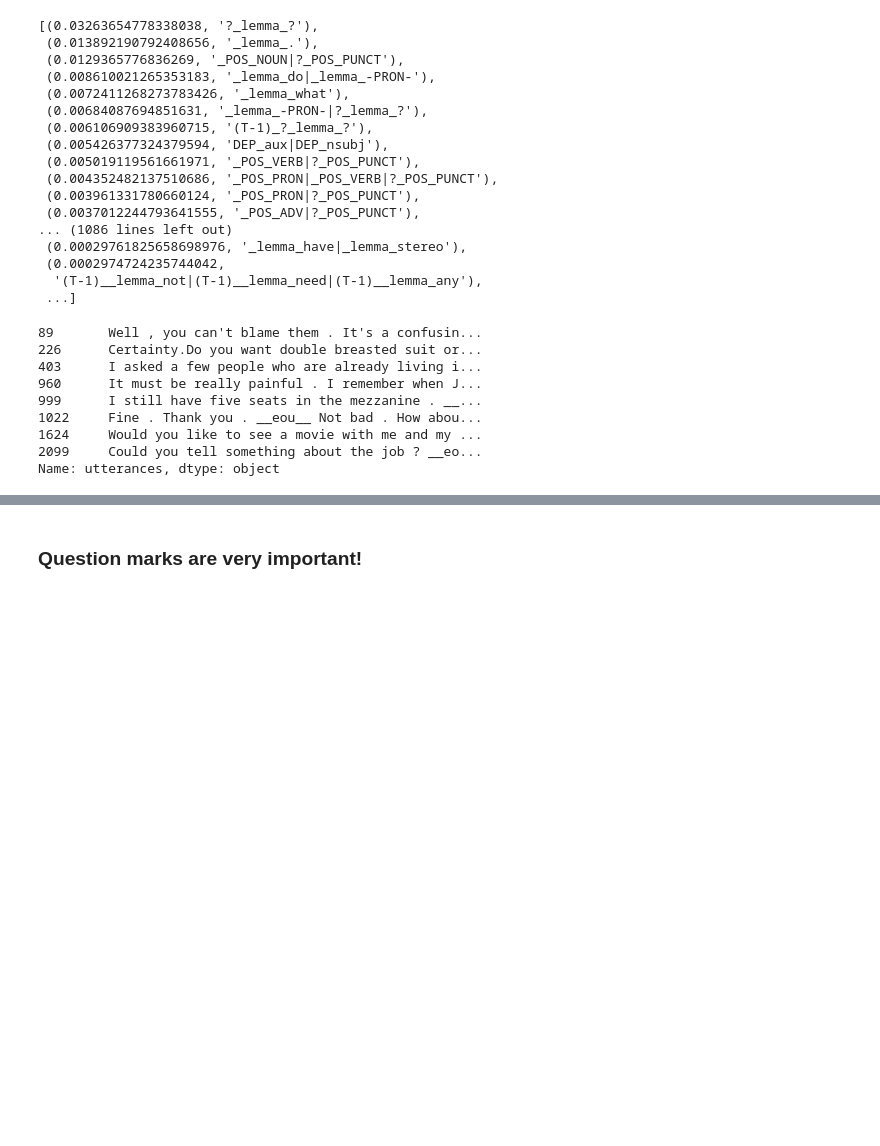
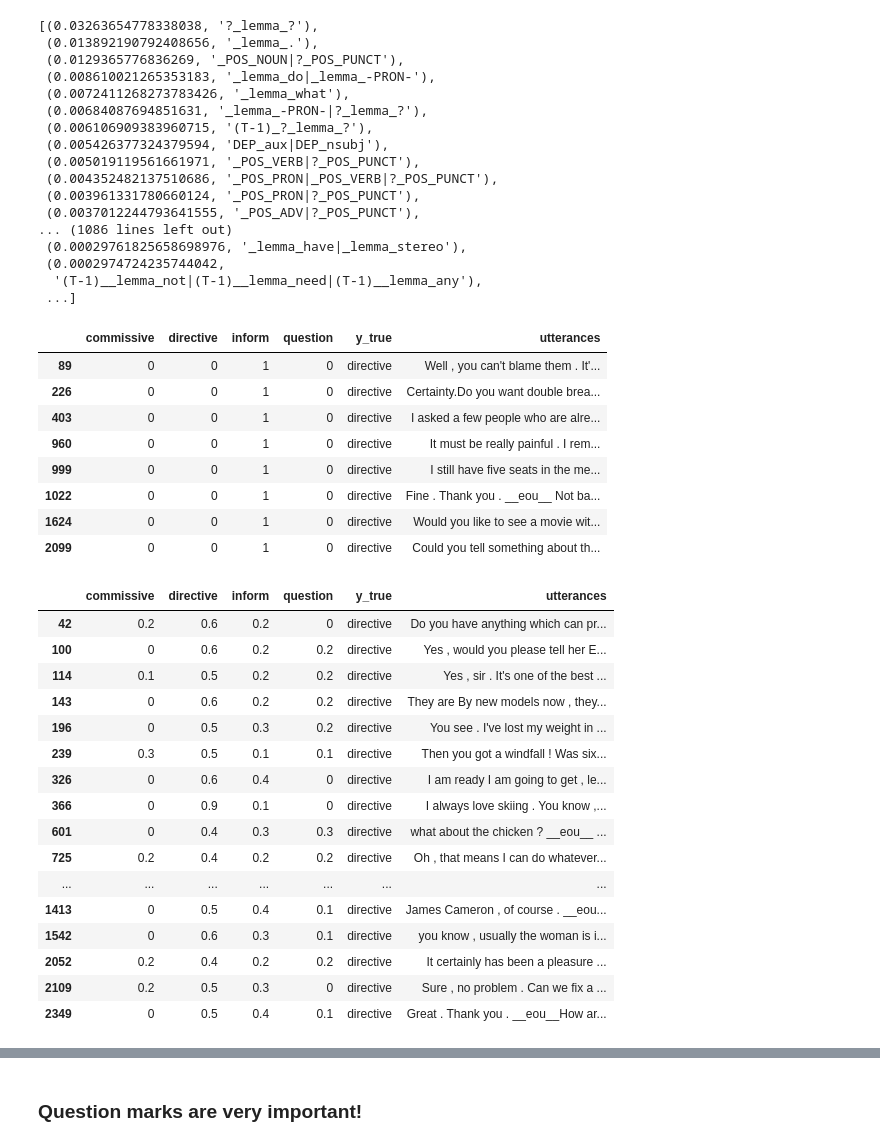
Before and after one commit to Ryanglambert/chatty, a Jupyter notebook: research/daily_dialogue/EDA-Word2Vec.ipynb, the cells around one changed output, grey strips where cells are left out. Cells and saved outputs as stored; diff of their text form; code cells hidden in the pictures; blank space fills up the shorter version.

```diff
--- a/research/daily_dialogue/EDA-Word2Vec.ipynb
+++ b/research/daily_dialogue/EDA-Word2Vec.ipynb
@@ -242,7 +242,7 @@ import nltk
 import spacy
 from functools import partial
 nlp = spacy.load('en')
-nlp.disable_pipes(['ner'])
+nlp.disable_pipes('ner')
 
 
 from sklearn.feature_extraction.text import CountVectorizer, TfidfVectorizer, TransformerMixin
@@ -295,9 +295,15 @@ def join_ngrams(parsed_sentence: list, ngrams=[1], sep='|') -> list:
             yield sep.join(gram)
 
 
-def spacy_tokenizer(sentence: str, functions=[(original_word, 'original_word')], filters=[], include=[], ngrams=[1], prefix=''):
-    sentence = sentence.strip()
-    spacy_toks = nlp(sentence, disable=['sentiment', 'word2vec', 'tensor'])
+# def spacy_tokenizer(sentence: str,
+def spacy_tokenizer(spacy_toks,
+                    functions=[(original_word, 'original_word')],
+                    filters=[],
+                    include=[],
+                    ngrams=[1],
+                    prefix=''):
+#     sentence = sentence.strip()
+#     spacy_toks = nlp(sentence, disable=['sentiment', 'word2vec', 'tensor'])
     tokens = []
     for tok in spacy_toks:
         includes = [f(tok) for f in include]
@@ -525,14 +533,40 @@ df = pd.DataFrame(np.concatenate([np.concatenate(results['y_proba']),
                                   axis=1),
                   columns=list(results['classes']) + ['y_true'] + ['utterances'])
 # %%
-df[(df['y_true'] == 'directive') & (df['inform'] > .9)]['utterances']
+missed = df[(df['y_true'] == 'directive') & (df['inform'] > .9)]
+missed
 # %% [output]
-89       Well , you can't blame them . It's a confusin...
-226      Certainty.Do you want double breasted suit or...
-403      I asked a few people who are already living i...
-960      It must be really painful . I remember when J...
-999      I still have five seats in the mezzanine . __...
-1022     Fine . Thank you . __eou__ Not bad . How abou...
-1624     Would you like to see a movie with me and my ...
-2099     Could you tell something about the job ? __eo...
-Name: utterances, dtype: object
+|  | commissive | directive | inform | question | y_true | utterances |
+| 89 | 0 | 0 | 1 | 0 | directive | Well , you can't blame them . It'... |
+| 226 | 0 | 0 | 1 | 0 | directive | Certainty.Do you want double brea... |
+| 403 | 0 | 0 | 1 | 0 | directive | I asked a few people who are alre... |
+| 960 | 0 | 0 | 1 | 0 | directive | It must be really painful . I rem... |
+| 999 | 0 | 0 | 1 | 0 | directive | I still have five seats in the me... |
+| 1022 | 0 | 0 | 1 | 0 | directive | Fine . Thank you . __eou__ Not ba... |
+| 1624 | 0 | 0 | 1 | 0 | directive | Would you like to see a movie wit... |
+| 2099 | 0 | 0 | 1 | 0 | directive | Could you tell something about th... |
+# %%
+not_missed = df[(df['y_true'] == 'directive') \
+                & (df['directive'] > df['inform']) \
+                & (df['directive'] > df['question'])\
+                & (df['directive'] > df['commissive'])]
+
+not_missed
+# %% [output]
+|  | commissive | directive | inform | question | y_true | utterances |
+| 42 | 0.2 | 0.6 | 0.2 | 0 | directive | Do you have anything which can pr... |
+| 100 | 0 | 0.6 | 0.2 | 0.2 | directive | Yes , would you please tell her E... |
+| 114 | 0.1 | 0.5 | 0.2 | 0.2 | directive | Yes , sir . It's one of the best ... |
+| 143 | 0 | 0.6 | 0.2 | 0.2 | directive | They are By new models now , they... |
+| 196 | 0 | 0.5 | 0.3 | 0.2 | directive | You see . I've lost my weight in ... |
+| 239 | 0.3 | 0.5 | 0.1 | 0.1 | directive | Then you got a windfall ! Was six... |
+| 326 | 0 | 0.6 | 0.4 | 0 | directive | I am ready I am going to get , le... |
+| 366 | 0 | 0.9 | 0.1 | 0 | directive | I always love skiing . You know ,... |
+| 601 | 0 | 0.4 | 0.3 | 0.3 | directive | what about the chicken ? __eou__ ... |
+| 725 | 0.2 | 0.4 | 0.2 | 0.2 | directive | Oh , that means I can do whatever... |
+| ... | ... | ... | ... | ... | ... | ... |
+| 1413 | 0 | 0.5 | 0.4 | 0.1 | directive | James Cameron , of course . __eou... |
+| 1542 | 0 | 0.6 | 0.3 | 0.1 | directive | you know , usually the woman is i... |
+| 2052 | 0.2 | 0.4 | 0.2 | 0.2 | directive | It certainly has been a pleasure ... |
+| 2109 | 0.2 | 0.5 | 0.3 | 0 | directive | Sure , no problem . Can we fix a ... |
+| 2349 | 0 | 0.5 | 0.4 | 0.1 | directive | Great . Thank you . __eou__How ar... |
```
Also changed, not shown: parts of 17 cells of this notebook, 1 other file.
